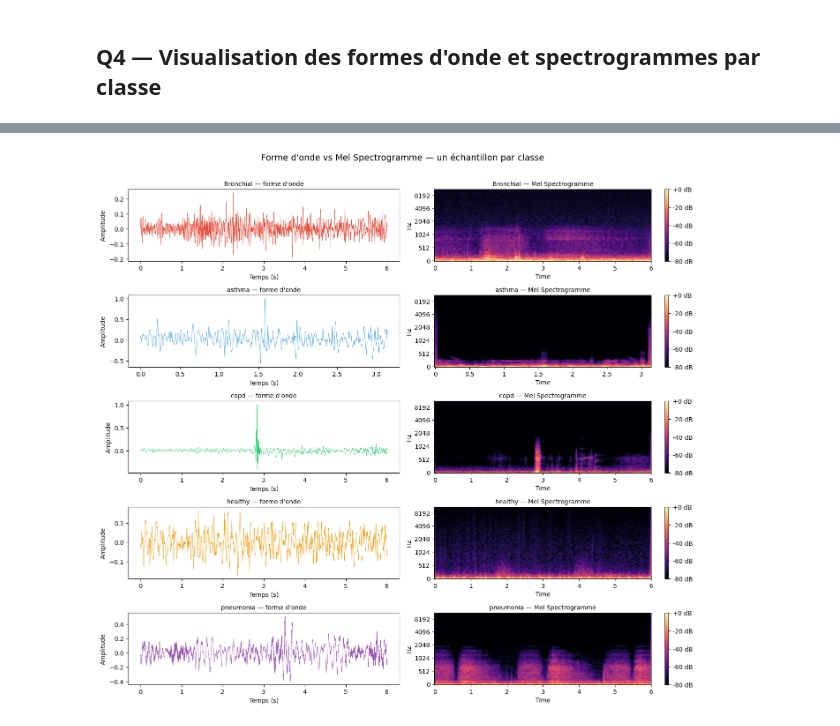
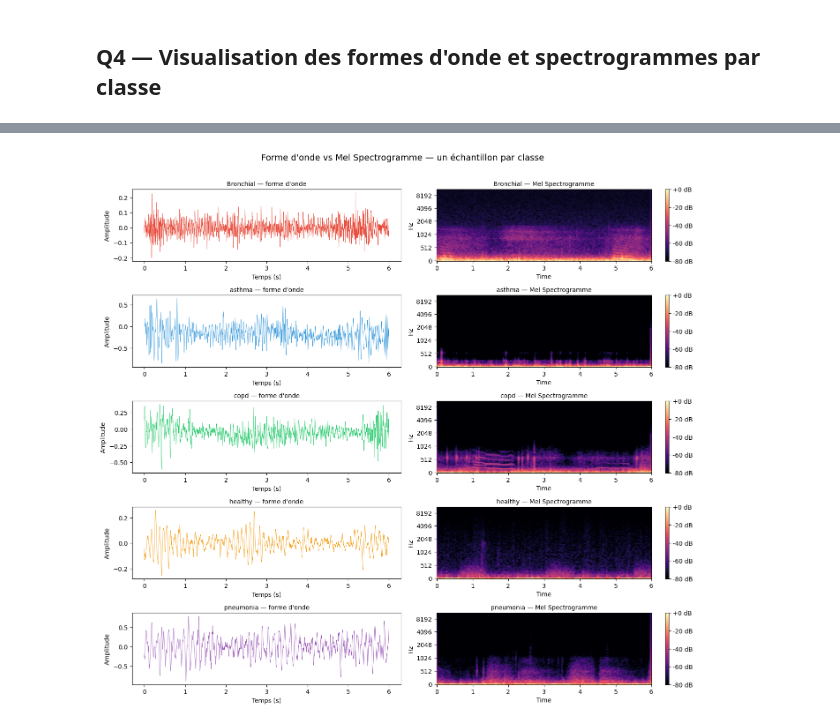
Before and after one commit to Coaraa/respiratory-disease-detection, a Jupyter notebook: notebooks/data_explore.ipynb, the cells around one changed output, grey strips where cells are left out. Saved outputs shown, nothing was run; the diff lists cells and outputs as text; code cells hidden in the pictures.

```diff
--- a/notebooks/data_explore.ipynb
+++ b/notebooks/data_explore.ipynb
@@ -234,29 +234,29 @@ for label in np.unique(y):
 # %%
 import librosa.display
 
 labels_unique = sorted(np.unique(y))
 fig, axes = plt.subplots(len(labels_unique), 2, figsize=(14, len(labels_unique) * 2.5))
 fig.suptitle('Forme d\'onde vs Mel Spectrogramme — un échantillon par classe', fontsize=14, y=1.01)
 
 for i, label in enumerate(labels_unique):
-    idx = np.where(y == label)[0][0]
+    idx = np.where(y == label)[0][3]
     audio = x[idx]
     duration = len(audio) / SR
 
     # Waveform
     axes[i, 0].plot(np.linspace(0, duration, len(audio)), audio, color=colors[i], linewidth=0.5)
     axes[i, 0].set_title(f'{label} — forme d\'onde', fontsize=10)
     axes[i, 0].set_xlabel('Temps (s)')
     axes[i, 0].set_ylabel('Amplitude')
 
     # Mel Spectrogram
     mel = librosa.feature.melspectrogram(y=audio, sr=SR, n_mels=128, n_fft=2048, hop_length=512)
     mel_db = librosa.power_to_db(mel, ref=np.max)
     img = librosa.display.specshow(mel_db, sr=SR, hop_length=512, x_axis='time', y_axis='mel', ax=axes[i, 1], cmap='magma')
     axes[i, 1].set_title(f'{label} — Mel Spectrogramme', fontsize=10)
     fig.colorbar(img, ax=axes[i, 1], format='%+2.0f dB')
 
 plt.tight_layout()
 plt.show()
 # %% [output]
-[figure, old version]
+[figure, new version]
```
Also changed, not shown: parts of 4 cells of this notebook, 1 other file.
